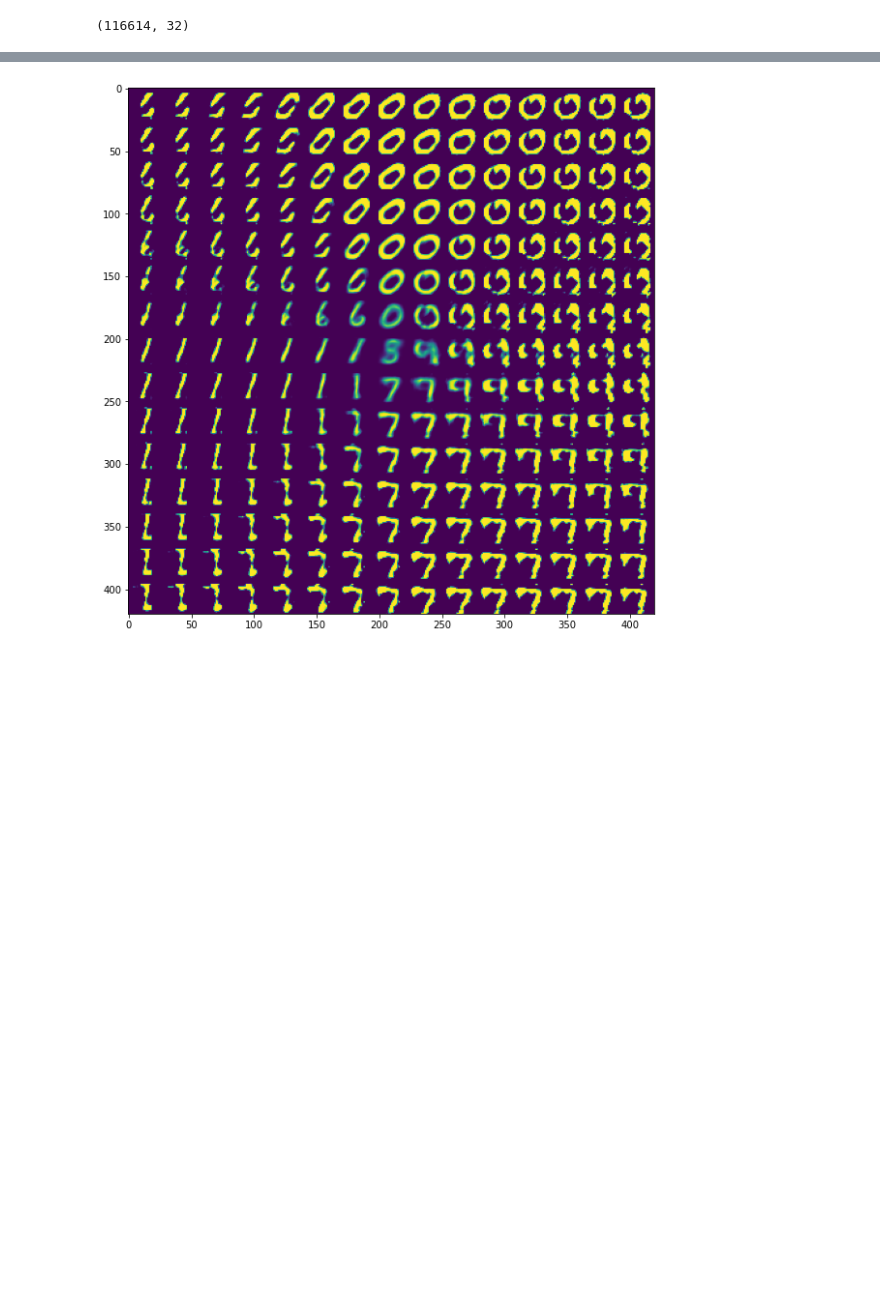
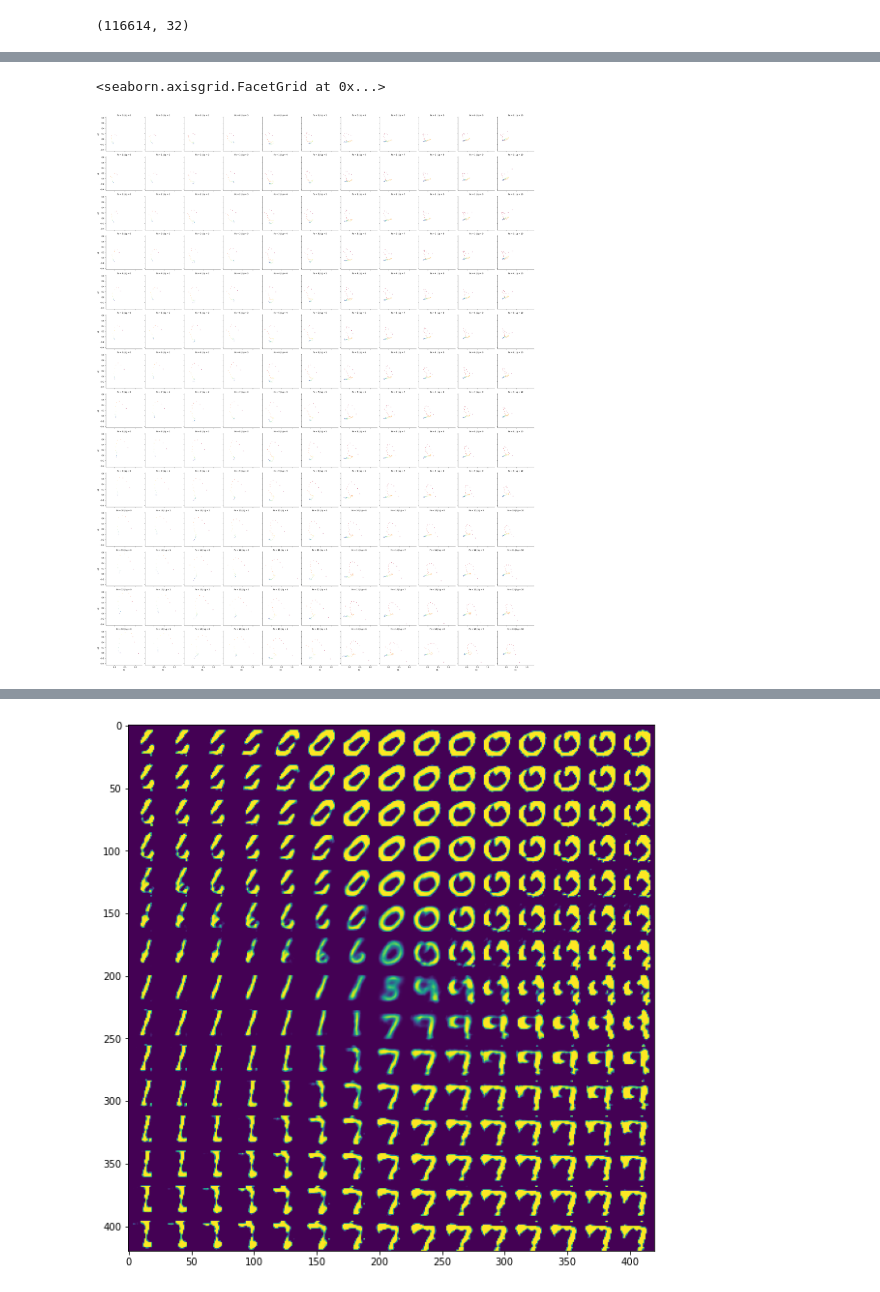
Before and after one commit to ViskaWei/AE, a Jupyter notebook: nb/explore_vae.ipynb, the cells around one changed output, grey strips where cells are left out. Cells and saved outputs as stored; diff of their text form; code cells hidden in the pictures; blank space fills up the shorter version.

```diff
--- a/nb/explore_vae.ipynb
+++ b/nb/explore_vae.ipynb
@@ -285,0 +289,2 @@ Epoch 17/100
+# %%
+latent_dim=5
@@ -285,0 +307,2 @@ Epoch 17/100
+# %%
+dfen = pd.DataFrame(data=x_test_encoded, columns=[f"e{i}" for i in range(1, 1+ latent_dim)], index=para3d_idx)
@@ -285,0 +325,2 @@ Epoch 17/100
+# %%
+dfen = pd.concat([dfen, df3d], axis=1)
@@ -285,0 +345,6 @@ Epoch 17/100
+# %%
+fg=sns.FacetGrid(dfen, col="Lg", row="Fe")
+fg.map_dataframe(sns.scatterplot, "e1", "e2", hue="Te", palette="Spectral", s=5)
+# %% [output]
+<seaborn.axisgrid.FacetGrid at 0x...>
+[figure, added]
```
Also changed, not shown: parts of 40 cells of this notebook, 16 other files.
